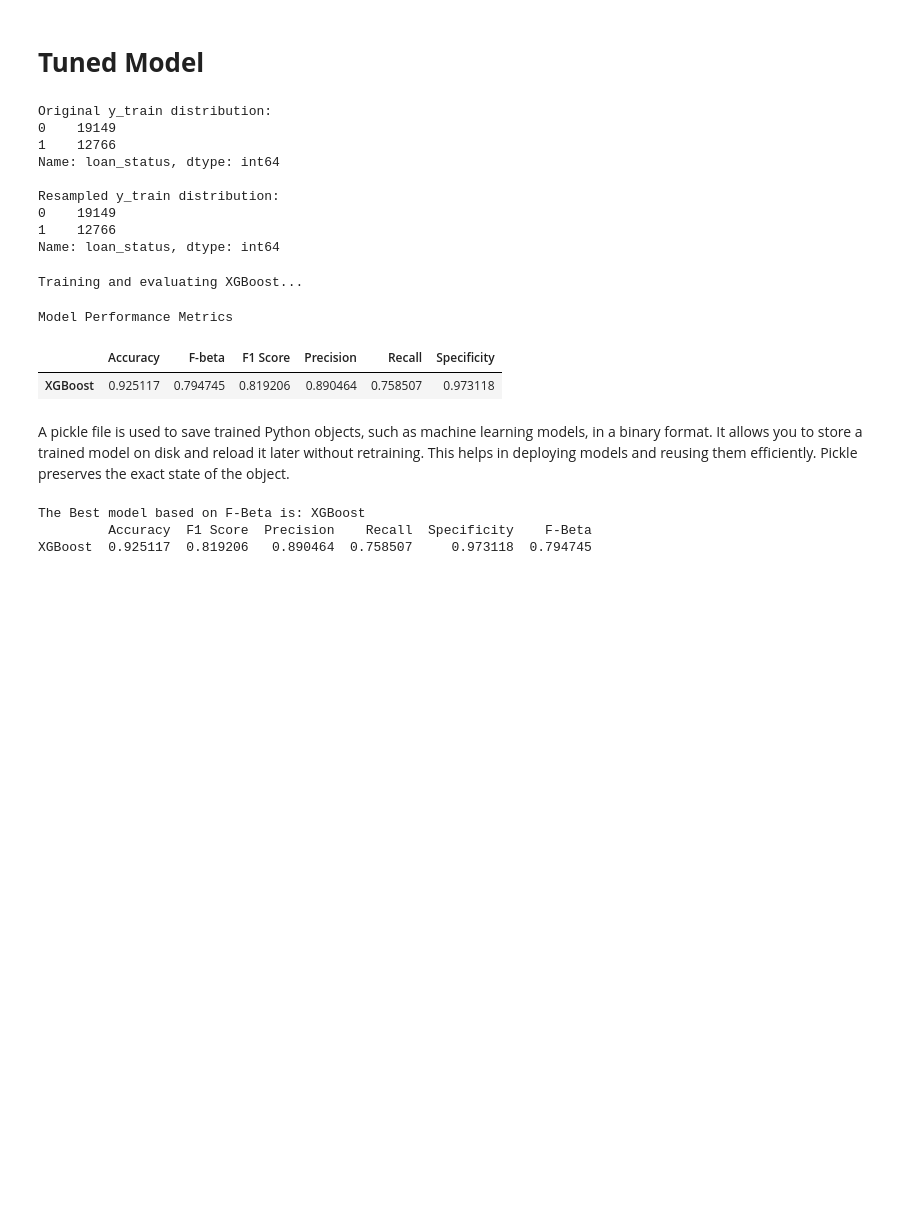
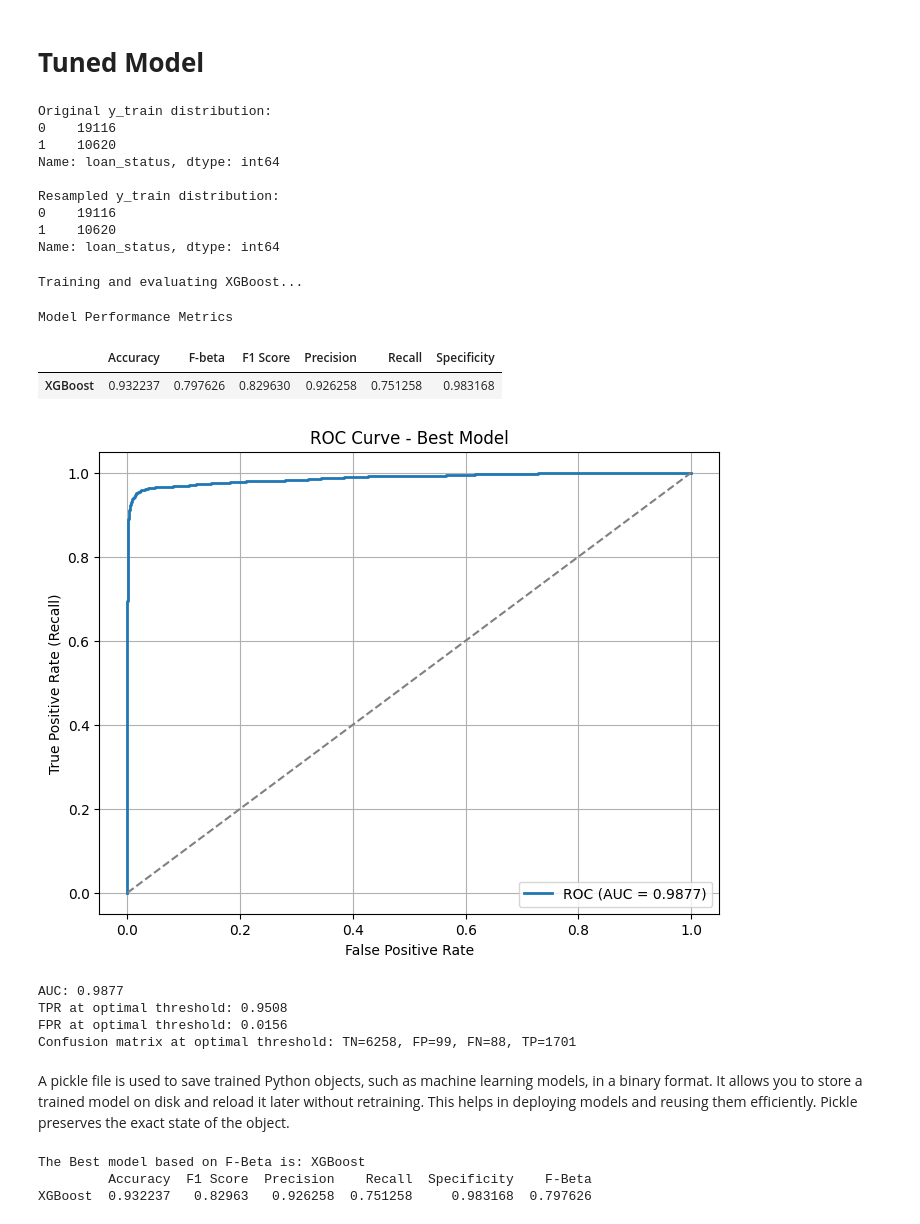
Before and after one commit to RahilChadha/Credit-risk-assessment, a Jupyter notebook: Credit_Risk_Assesment.ipynb, the cells around one changed output. Cells and saved outputs as stored; diff of their text form; code cells hidden in the pictures; blank space fills up the shorter version.

```diff
--- a/Credit_Risk_Assesment.ipynb
+++ b/Credit_Risk_Assesment.ipynb
@@ -1039,6 +1027,8 @@ Best recall score: 0.7852076592010843
 This Baysian Optimisation is used to imporve recall by 2 percent%
 # %% [markdown]
 # **Tuned Model**
+# %%
+cleaned_data = pd.read_csv('datasets/cleaned_data.csv')
 # %%
 x = cleaned_data.drop(columns=['loan_status'])
 y = cleaned_data['loan_status']
@@ -1061,13 +1051,13 @@ print("\nResampled y_train distribution:")
 print(y_train.value_counts())
 # %% [output]
 Original y_train distribution:
-0    19149
-1    12766
+0    19116
+1    10620
 Name: loan_status, dtype: int64
 
 Resampled y_train distribution:
-0    19149
-1    12766
+0    19116
+1    10620
 Name: loan_status, dtype: int64
 # %%
 # List of models
@@ -1181,7 +1171,68 @@ styled_df
 Training and evaluating XGBoost...
 Model Performance Metrics
 |  | Accuracy | F-beta | F1 Score | Precision | Recall | Specificity |
-| XGBoost | 0.925117 | 0.794745 | 0.819206 | 0.890464 | 0.758507 | 0.973118 |
+| XGBoost | 0.932237 | 0.797626 | 0.829630 | 0.926258 | 0.751258 | 0.983168 |
+# %%
+from sklearn.metrics import roc_curve, roc_auc_score, confusion_matrix
+import numpy as np
+
+# ROC curve and AUC for the best model
+import matplotlib.pyplot as plt
+
+# Determine best model (prefer variable 'best_model' if available)
+try:
+    model_to_eval = best_model
+except NameError:
+    # fallback: pick top model from results_df or last trained model in models
+    try:
+        model_to_eval = models[results_df.index[0]]
+    except Exception:
+        # last resort: take any model from models dict
+        model_to_eval = list(models.values())[-1]
+
+# Get scores (probabilities or decision function)
+if hasattr(model_to_eval, "predict_proba"):
+    y_score = model_to_eval.predict_proba(x_test)[:, 1]
+else:
+    y_score = model_to_eval.decision_function(x_test)
+
+# Compute ROC
+fpr, tpr, thresholds = roc_curve(y_test, y_score)
+auc_score = roc_auc_score(y_test, y_score)
+
+# Identify optimal threshold (Youden's J statistic)
+youden_index = tpr - fpr
+opt_idx = np.argmax(youden_index)
+opt_threshold = thresholds[opt_idx]
+opt_tpr, opt_fpr = tpr[opt_idx], fpr[opt_idx]
+
+# Plot ROC
+plt.figure(figsize=(8, 6))
+plt.plot(fpr, tpr, label=f'ROC (AUC = {auc_score:.4f})', lw=2)
+plt.plot([0, 1], [0, 1], linestyle='--', color='gray')
+#plt.scatter(opt_fpr, opt_tpr, color='red', zorder=5, label=f'Optimal thresh = {opt_threshold:.4f}')
+plt.xlabel('False Positive Rate')
+plt.ylabel('True Positive Rate (Recall)')
+plt.title('ROC Curve - Best Model')
+plt.legend(loc='lower right')
+plt.grid(True)
+plt.show()
+
+# Print metrics at optimal threshold and confusion matrix
+y_pred_opt = (y_score >= opt_threshold).astype(int)
+tn, fp, fn, tp = confusion_matrix(y_test, y_pred_opt).ravel()
+
+print(f"AUC: {auc_score:.4f}")
+#rint(f"Optimal threshold (Youden's J): {opt_threshold:.4f}")
+print(f"TPR at optimal threshold: {opt_tpr:.4f}")
+print(f"FPR at optimal threshold: {opt_fpr:.4f}")
+print(f"Confusion matrix at optimal threshold: TN={tn}, FP={fp}, FN={fn}, TP={tp}")
+# %% [output]
+[figure, added]
+AUC: 0.9877
+TPR at optimal threshold: 0.9508
+FPR at optimal threshold: 0.0156
+Confusion matrix at optimal threshold: TN=6258, FP=99, FN=88, TP=1701
 # %% [markdown]
 A pickle file is used to save trained Python objects, such as machine learning models, in a binary format. It allows you to store a trained model on disk and reload it later without retraining. This helps in deploying models and reusing them efficiently. Pickle preserves the exact state of the object.
 # %%
@@ -1201,7 +1252,6 @@ results_df['F-Beta'] = (
 
 results_df = results_df.sort_values(by='F-Beta', ascending=False)
 
-
 best_model_name = results_df.index[0]
 best_model = models[best_model_name]
 
@@ -1214,4 +1264,4 @@ print(results_df)
 # %% [output]
 The Best model based on F-Beta is: XGBoost
          Accuracy  F1 Score  Precision    Recall  Specificity    F-Beta
-XGBoost  0.925117  0.819206   0.890464  0.758507     0.973118  0.794745
+XGBoost  0.932237   0.82963   0.926258  0.751258     0.983168  0.797626
```
Also changed, not shown: parts of 8 cells of this notebook, 1 other file.
